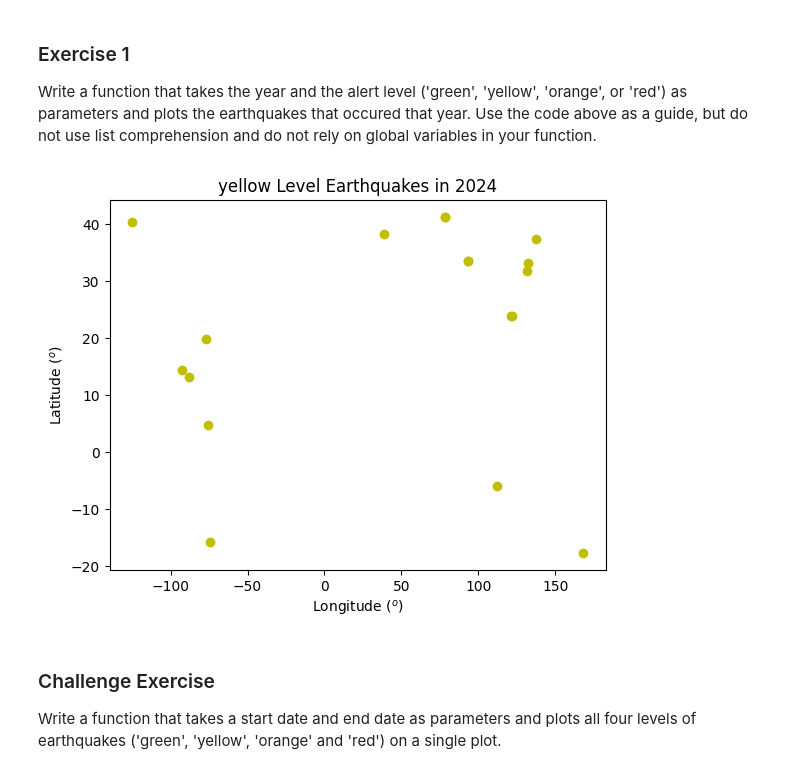
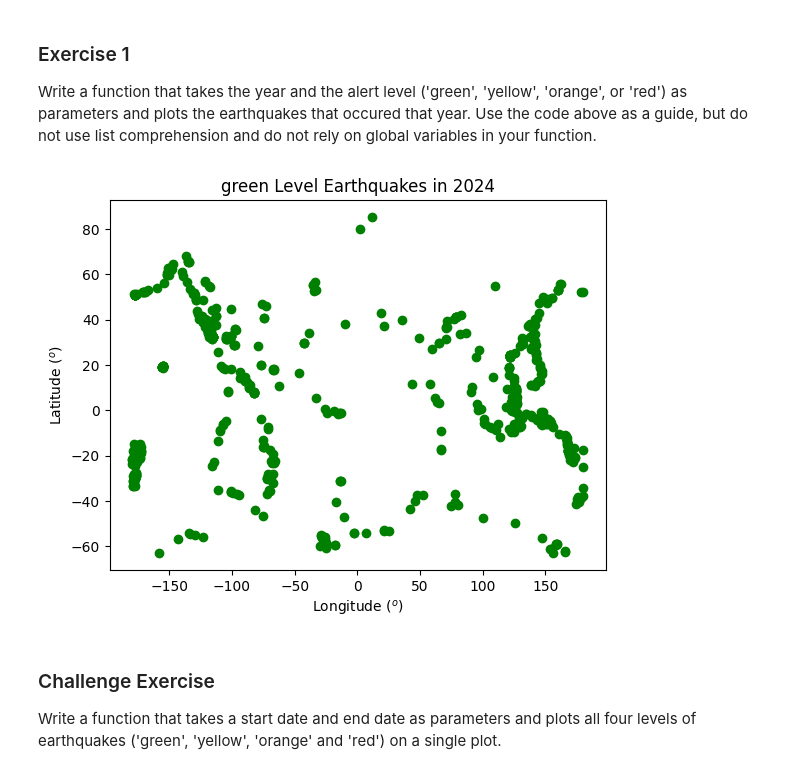
Before and after one commit to Hamilton-at-CapU/comp215, a Jupyter notebook: labs/lab01-introduction.ipynb, the cells around one changed output. Cells and saved outputs as stored; diff of their text form; code cells hidden in the pictures.

```diff
--- a/labs/lab01-introduction.ipynb
+++ b/labs/lab01-introduction.ipynb
@@ -162,35 +162,35 @@ def plot_earthquakes(year, alert_level):
     params_dict = {'format': 'geojson', 'starttime': f"{year}-01-01", 'endtime': f"{year}-12-31", 'alertlevel': alert_level}
 
     # Query and convert read json
 
     response = requests.get(api_url, params = params_dict)
     data = json.loads(response.text)
 
     # Convert into lats and longs
     latitudes = []
     longitudes = []
 
     for location in data['features']:
         coords = location['geometry']['coordinates']
         longitudes.append(coords[0])
         latitudes.append(coords[1])
 
     # Plot by lat and long
 
     _, ax = plt.subplots()
 
     ax.scatter(longitudes, latitudes, color=color_map[alert_level], label='Events')
     # Labels
 
     ax.set_xlabel(r'Longitude ($^o$)')
     ax.set_ylabel(r'Latitude ($^o$)')
     ax.set_title(f"{alert_level} Level Earthquakes in {year}")
 
     plt.show()
 
-plot_earthquakes(2024, 'yellow')
+plot_earthquakes(2024, 'green')
 # %% [output]
-[figure, old version]
+[figure, new version]
 # %% [markdown]
 ### Challenge Exercise
 
```
Also changed, not shown: 1 other file.
